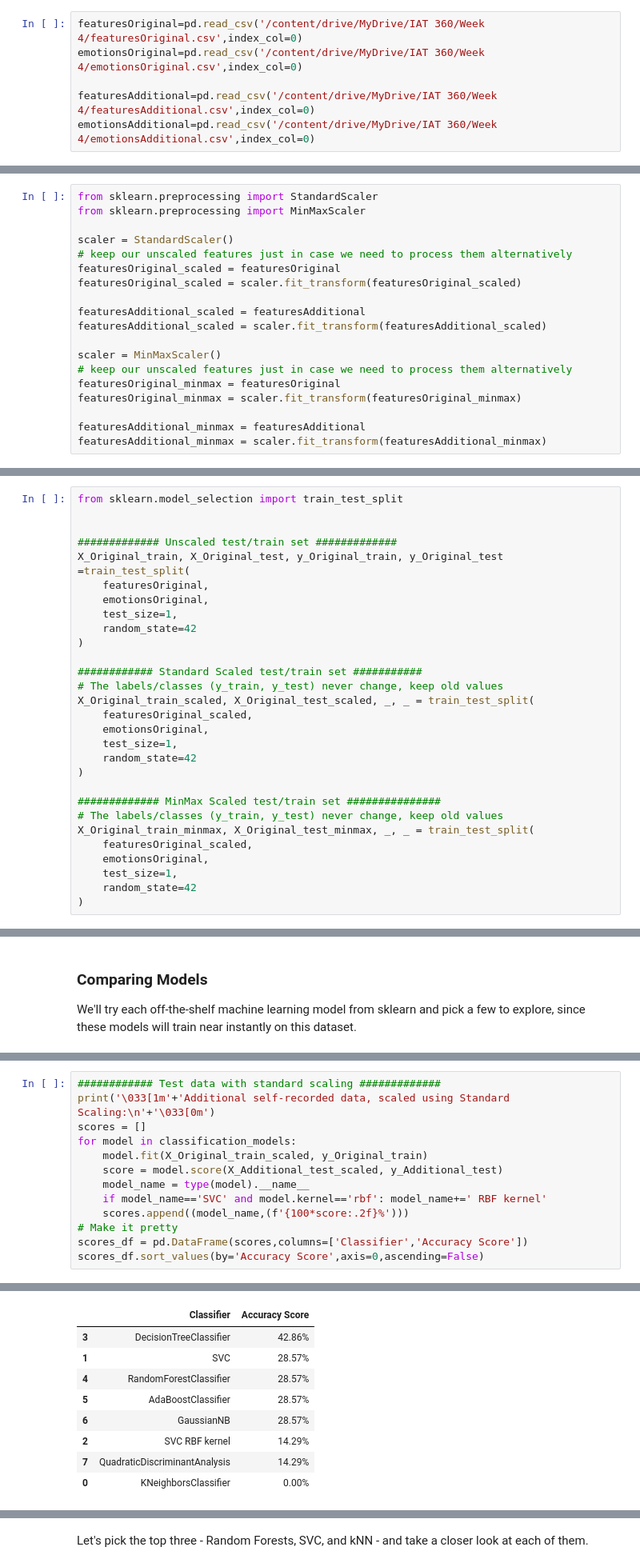
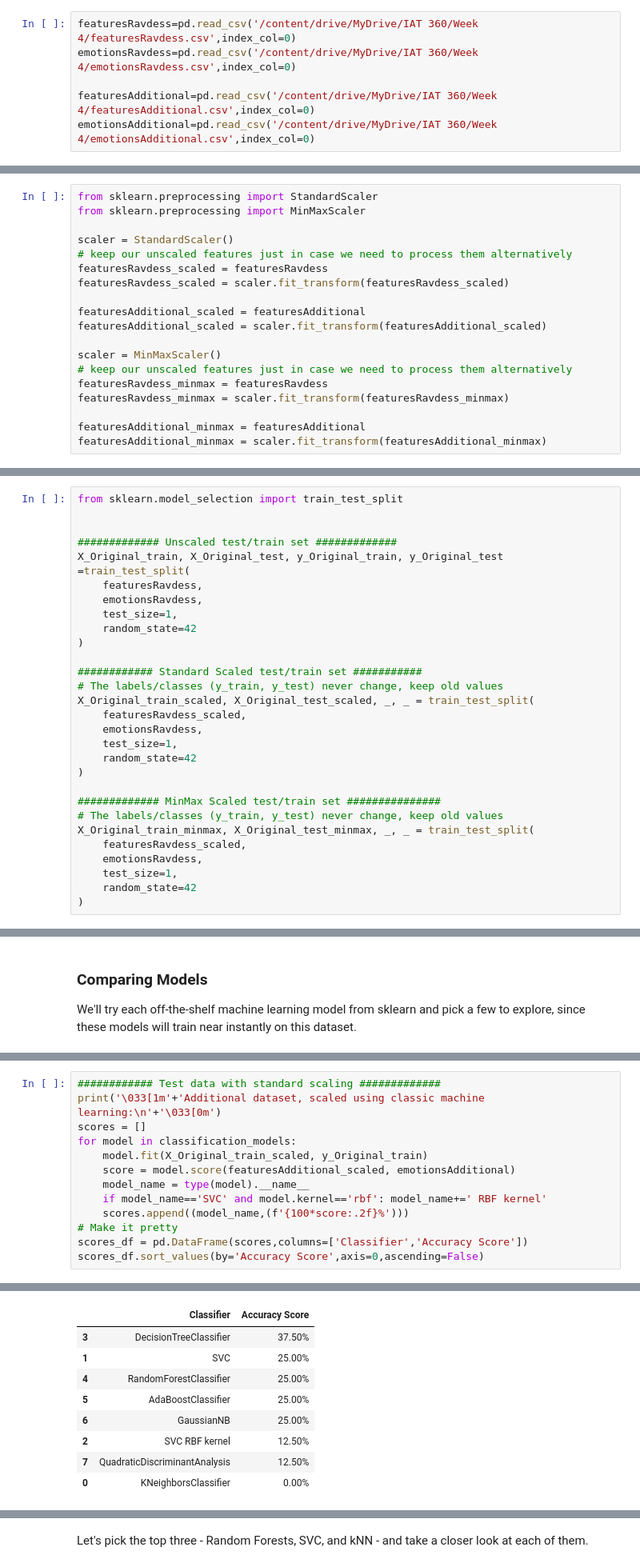
Before and after one commit to amandajeng19/Week3-ClassicML, a Jupyter notebook: Week_3_MachineLearning.ipynb, the cells around one changed output, grey strips where cells are left out. Shown at 80% size. Cells and saved outputs as stored; diff of their text form.

```diff
--- a/Week_3_MachineLearning.ipynb
+++ b/Week_3_MachineLearning.ipynb
@@ -218,8 +218,8 @@ Now we will save our features matrix and emotions array in excel file we dont ha
 # %% [markdown]
 Once saved you only need to load them later by running the cell below, and **skip every cell above** except for the one in which we import libraries.
 # %%
-featuresOriginal=pd.read_csv('/content/drive/MyDrive/IAT 360/Week 4/featuresOriginal.csv',index_col=0)
-emotionsOriginal=pd.read_csv('/content/drive/MyDrive/IAT 360/Week 4/emotionsOriginal.csv',index_col=0)
+featuresRavdess=pd.read_csv('/content/drive/MyDrive/IAT 360/Week 4/featuresRavdess.csv',index_col=0)
+emotionsRavdess=pd.read_csv('/content/drive/MyDrive/IAT 360/Week 4/emotionsRavdess.csv',index_col=0)
 
 featuresAdditional=pd.read_csv('/content/drive/MyDrive/IAT 360/Week 4/featuresAdditional.csv',index_col=0)
 emotionsAdditional=pd.read_csv('/content/drive/MyDrive/IAT 360/Week 4/emotionsAdditional.csv',index_col=0)
@@ -361,16 +361,16 @@ from sklearn.preprocessing import MinMaxScaler
 
 scaler = StandardScaler()
 # keep our unscaled features just in case we need to process them alternatively
-featuresOriginal_scaled = featuresOriginal
-featuresOriginal_scaled = scaler.fit_transform(featuresOriginal_scaled)
+featuresRavdess_scaled = featuresRavdess
+featuresRavdess_scaled = scaler.fit_transform(featuresRavdess_scaled)
 
 featuresAdditional_scaled = featuresAdditional
 featuresAdditional_scaled = scaler.fit_transform(featuresAdditional_scaled)
 
 scaler = MinMaxScaler()
 # keep our unscaled features just in case we need to process them alternatively
-featuresOriginal_minmax = featuresOriginal
-featuresOriginal_minmax = scaler.fit_transform(featuresOriginal_minmax)
+featuresRavdess_minmax = featuresRavdess
+featuresRavdess_minmax = scaler.fit_transform(featuresRavdess_minmax)
 
 featuresAdditional_minmax = featuresAdditional
 featuresAdditional_minmax = scaler.fit_transform(featuresAdditional_minmax)
@@ -444,8 +444,8 @@ from sklearn.model_selection import train_test_split
 
 ############# Unscaled test/train set #############
 X_Original_train, X_Original_test, y_Original_train, y_Original_test =train_test_split(
-    featuresOriginal,
-    emotionsOriginal,
+    featuresRavdess,
+    emotionsRavdess,
     test_size=1,
     random_state=42
 )
@@ -453,8 +453,8 @@ X_Original_train, X_Original_test, y_Original_train, y_Original_test =train_test
 ############ Standard Scaled test/train set ###########
 # The labels/classes (y_train, y_test) never change, keep old values
 X_Original_train_scaled, X_Original_test_scaled, _, _ = train_test_split(
-    featuresOriginal_scaled,
-    emotionsOriginal,
+    featuresRavdess_scaled,
+    emotionsRavdess,
     test_size=1,
     random_state=42
 )
@@ -462,8 +462,8 @@ X_Original_train_scaled, X_Original_test_scaled, _, _ = train_test_split(
 ############# MinMax Scaled test/train set ###############
 # The labels/classes (y_train, y_test) never change, keep old values
 X_Original_train_minmax, X_Original_test_minmax, _, _ = train_test_split(
-    featuresOriginal_scaled,
-    emotionsOriginal,
+    featuresRavdess_scaled,
+    emotionsRavdess,
     test_size=1,
     random_state=42
 )
@@ -540,10 +532,10 @@ Additional self-recorded data, unscaled:
 # %%
 ############ Test data with standard scaling #############
-print('\033[1m'+'Additional self-recorded data, scaled using Standard Scaling:\n'+'\033[0m')
+print('\033[1m'+'Additional dataset, scaled using classic machine learning:\n'+'\033[0m')
 scores = []
 for model in classification_models:
     model.fit(X_Original_train_scaled, y_Original_train)
-    score = model.score(X_Additional_test_scaled, y_Additional_test)
+    score = model.score(featuresAdditional_scaled, emotionsAdditional)
     model_name = type(model).__name__
     if model_name=='SVC' and model.kernel=='rbf': model_name+=' RBF kernel'
     scores.append((model_name,(f'{100*score:.2f}%')))
@@ -555,9 +547,9 @@ Additional self-recorded data, scaled using Standard Scaling:
 |  | Classifier | Accuracy Score |
-| 3 | DecisionTreeClassifier | 42.86% |
-| 1 | SVC | 28.57% |
-| 4 | RandomForestClassifier | 28.57% |
-| 5 | AdaBoostClassifier | 28.57% |
-| 6 | GaussianNB | 28.57% |
-| 2 | SVC RBF kernel | 14.29% |
-| 7 | QuadraticDiscriminantAnalysis | 14.29% |
+| 3 | DecisionTreeClassifier | 37.50% |
+| 1 | SVC | 25.00% |
+| 4 | RandomForestClassifier | 25.00% |
+| 5 | AdaBoostClassifier | 25.00% |
+| 6 | GaussianNB | 25.00% |
+| 2 | SVC RBF kernel | 12.50% |
+| 7 | QuadraticDiscriminantAnalysis | 12.50% |
 | 0 | KNeighborsClassifier | 0.00% |
```
Also changed, not shown: parts of 8 cells of this notebook.
